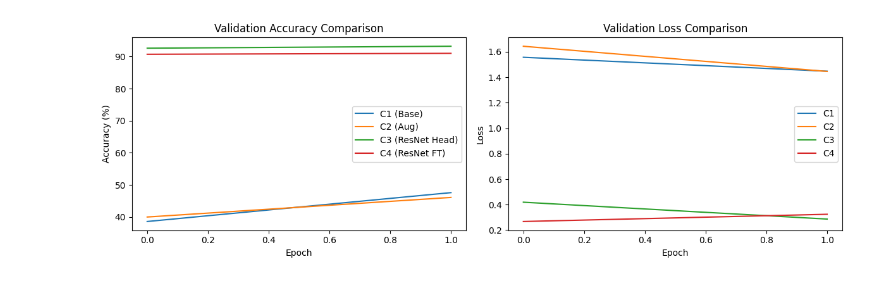
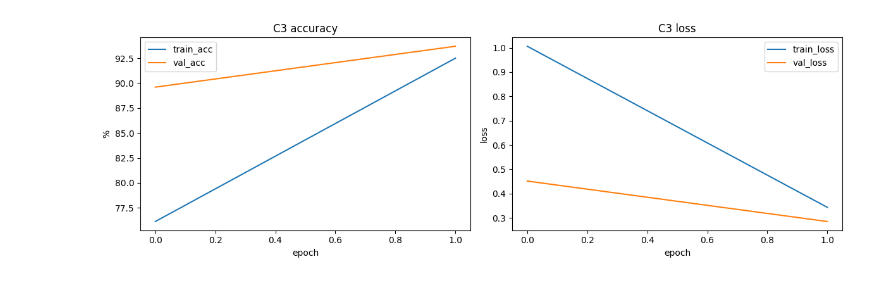
Before and after one commit to maxim007mv/ai-student-maxim, a Jupyter notebook: homeworks/HW10-11/HW10-11.ipynb, the cells around one changed output. Drawn from its saved outputs; the diff is of its cells as text; code cells hidden in the pictures.

```diff
--- a/homeworks/HW10-11/HW10-11.ipynb
+++ b/homeworks/HW10-11/HW10-11.ipynb
@@ -297,44 +480,52 @@ Saved artifacts.
 # %%
-# Финальный выбор и оценка на тесте
-all_results = results # Из классификации
-best_c_config = max(all_results, key=lambda x: x['val_acc'])
-print(f"Лучший конфиг классификации: {best_c_config['config']} с Val Acc: {best_c_config['val_acc']:.2f}%")
+# Финальный выбор лучшего классификатора и тестовая оценка
+def build_model_for_config(config_id):
+    if config_id in ("C1", "C2"):
+        return SimpleCNN().to(device), test_loader_basic
+    m = models.resnet18(weights=resnet18_weights)
+    m.fc = nn.Linear(m.fc.in_features, 10)
+    return m.to(device), test_loader_resnet
 
-# Загрузка лучшей модели для теста
-model_test = None
-if best_c_config['config'] == 'C1' or best_c_config['config'] == 'C2':
-    model_test = SimpleCNN().to(device)
-else:
-    model_test = models.resnet18(pretrained=True)
-    model_test.fc = nn.Linear(model_test.fc.in_features, 10)
-    model_test = model_test.to(device)
+best_c = max(classification_results, key=lambda x: x["best_val_accuracy"])
+best_config_id = best_c["experiment_id"]
+print(f"Лучший конфиг классификации: {best_config_id} | val_acc={best_c['best_val_accuracy']:.2f}%")
 
-model_test.load_state_dict(torch.load(f"artifacts/best_model_{best_c_config['config']}.pth"))
-test_loss, test_acc = evaluate(model_test, test_loader, nn.CrossEntropyLoss(), device)
-print(f"Финальная точность на тесте для {best_c_config['config']}: {test_acc:.2f}%")
+best_model, best_test_loader = build_model_for_config(best_config_id)
+best_model.load_state_dict(torch.load(f"artifacts/best_model_{best_config_id}.pth", map_location=device))
 
-# Визуализация историй обучения
-plt.figure(figsize=(12, 4))
-plt.subplot(1, 2, 1)
-plt.plot(history_c1['val_acc'], label='C1 (Base)')
-plt.plot(history_c2['val_acc'], label='C2 (Aug)')
-plt.plot(history_c3['val_acc'], label='C3 (ResNet Head)')
-plt.plot(history_c4['val_acc'], label='C4 (ResNet FT)')
-plt.title('Сравнение валидационной точности')
-plt.xlabel('Эпоха')
-plt.ylabel('Точность (%)')
-plt.legend()
+test_loss, test_acc = evaluate(best_model, best_test_loader, nn.CrossEntropyLoss(), device)
+print(f"Test accuracy лучшей модели: {test_acc:.2f}%")
 
-plt.subplot(1, 2, 2)
-plt.plot(history_c1['val_loss'], label='C1')
-plt.plot(history_c2['val_loss'], label='C2')
-plt.plot(history_c3['val_loss'], label='C3')
-plt.plot(history_c4['val_loss'], label='C4')
-plt.title('Сравнение валидационного лосса')
-plt.xlabel('Эпоха')
-plt.ylabel('Лосс')
-plt.legend()
+# Сохраняем итоговую лучшую модель в обязательный файл
+torch.save(best_model.state_dict(), "artifacts/best_classifier.pt")
+
+# Кривые лучшего прогона
+best_history = history_by_config[best_config_id]
+fig, axes = plt.subplots(1, 2, figsize=(12, 4))
+axes[0].plot(best_history['train_acc'], label='train_acc')
+axes[0].plot(best_history['val_acc'], label='val_acc')
+axes[0].set_title(f"{best_config_id} accuracy")
+axes[0].set_xlabel("epoch")
+axes[0].set_ylabel("%")
+axes[0].legend()
+axes[1].plot(best_history['train_loss'], label='train_loss')
+axes[1].plot(best_history['val_loss'], label='val_loss')
+axes[1].set_title(f"{best_config_id} loss")
+axes[1].set_xlabel("epoch")
+axes[1].set_ylabel("loss")
+axes[1].legend()
 plt.tight_layout()
-plt.savefig("artifacts/figures/classification_comparison.png")
+plt.savefig("artifacts/figures/classification_curves_best.png")
 plt.show()
+
+# Сравнение C1-C4 по best val acc
+compare_df = pd.DataFrame(classification_results).sort_values("experiment_id")
+plt.figure(figsize=(7, 4))
+plt.bar(compare_df["experiment_id"], compare_df["best_val_accuracy"])
+plt.title("C1-C4 comparison by best val accuracy")
+plt.xlabel("experiment")
+plt.ylabel("best_val_accuracy")
+plt.tight_layout()
+plt.savefig("artifacts/figures/classification_compare.png")
+plt.show()
 # %% [output]
@@ -343 +534 @@ Final Test Accuracy for C3: 54.48%
-[figure, old version]
+[figure, new version]
```
Also changed, not shown: parts of 6 cells of this notebook, 3 other files.
